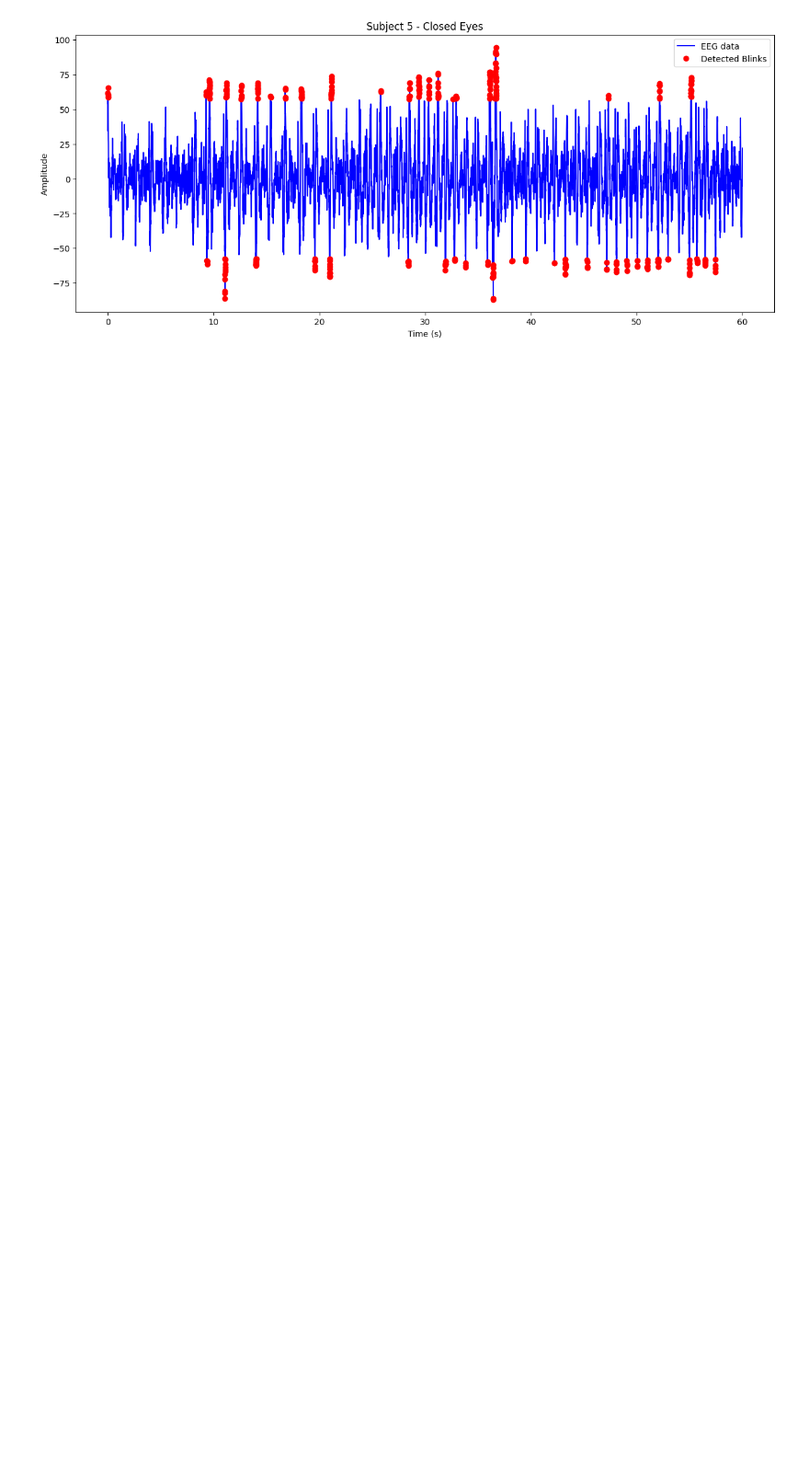
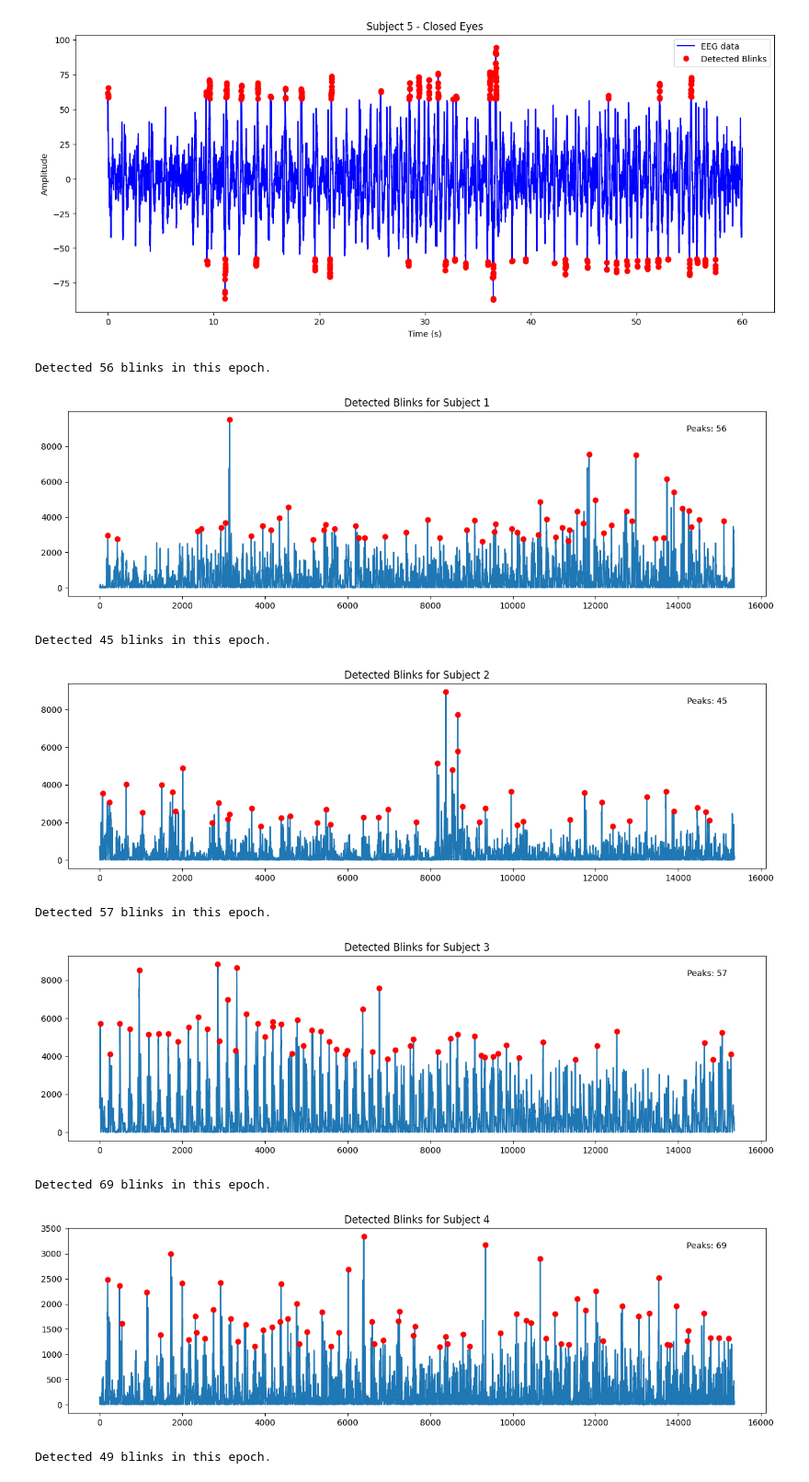
Before and after one commit to maryamnorouzi/Brain-Signal-Processing-, a Jupyter notebook: Brain Signal processing/hw2/HW2_Maryam.ipynb, the cells around one changed output. Shown at 92% size. Cells and saved outputs as stored; diff of their text form; code cells hidden in the pictures; blank space fills up the shorter version.

```diff
--- a/Brain Signal processing/hw2/HW2_Maryam.ipynb
+++ b/Brain Signal processing/hw2/HW2_Maryam.ipynb
@@ -344,7 +373,8 @@ def compute_threshold(eeg_data, k=2.5):
     Returns:
     - Threshold for blink detection.
     """
-    return np.mean(eeg_data) + k * np.std(eeg_data)
+    return np.mean(eeg_data) + k * np.std(eeg_data), #std: Compute the standard deviation
+
 
 def detect_blinks(eeg_data, threshold):
     """
@@ -383,3 +413,80 @@ for i in range(5):  # 5 subjects
 [figure]
 [figure]
 [figure]
+# %%
+import numpy as np
+import matplotlib.pyplot as plt
+from scipy.signal import find_peaks
+
+# Define your threshold computation function
+def compute_threshold(eeg_data, k=2.5):
+    return np.mean(eeg_data) + k * np.std(eeg_data)
+
+distance_between_peaks = 128  # Half of one second between peaks; adjust as needed
+window_size = 256 # 1 seconds window size
+window_step = int(window_size * 0.7)  # 30% overlap
+
+blink_times_all_subjects = []  # Master list to store blink times for all subjects
+
+# Process each epoch of the data
+for subject_num, epoch_data in enumerate(eyes_blink_Fz, start=1):
+
+    squared_data = epoch_data**2  # Square the data for more resilience
+
+    threshold = compute_threshold(squared_data)  # Compute threshold for the squared data
+
+    all_peaks = []
+
+    # Slide the window through the data
+    for start in range(0, len(squared_data) - window_size + 1, window_step):
+        end = start + window_size
+
+        windowed_data = squared_data[start:end]
+
+        # Detect peaks in the windowed data
+        peaks, _ = find_peaks(windowed_data, height=threshold, distance=distance_between_peaks)
+        peaks = peaks + start  # Adjust peak indices for the entire data
+
+        all_peaks.extend(peaks)
+
+    # Remove duplicate peaks
+    all_peaks = list(set(all_peaks))
+    all_peaks.sort()
+
+    # Append the blink times for this epoch to the master list
+    blink_times_all_subjects.append(all_peaks)
+
+    # Print the number of detected blinks
+    print(f"Detected {len(all_peaks)} blinks in this epoch.")
+
+    # Visualize detected blinks
+
+    plt.figure(figsize=(15, 4))
+    plt.plot(squared_data)
+    plt.plot(all_peaks, squared_data[all_peaks], "ro")
+
+    # Set title to indicate the subject number
+    plt.title(f"Detected Blinks for Subject {subject_num}")
+
+    # Annotate the number of peaks detected
+    plt.annotate(f"Peaks: {len(all_peaks)}",
+                 xy=(0.95, 0.95), xycoords='axes fraction',
+                 fontsize=10,
+                 xytext=(-5, -5), textcoords='offset points',
+                 ha='right', va='top')
+
+    plt.show()
+
+# Convert the master list to an array for convenience
+blink_times_array = np.array(blink_times_all_subjects)
+print(blink_times_array)
+# %% [output]
+Detected 56 blinks in this epoch.
+[figure, added]
+Detected 45 blinks in this epoch.
+[figure, added]
+Detected 57 blinks in this epoch.
+[figure, added]
+Detected 69 blinks in this epoch.
+[figure, added]
+Detected 49 blinks in this epoch.
```
Also changed, not shown: parts of 11 cells of this notebook.
